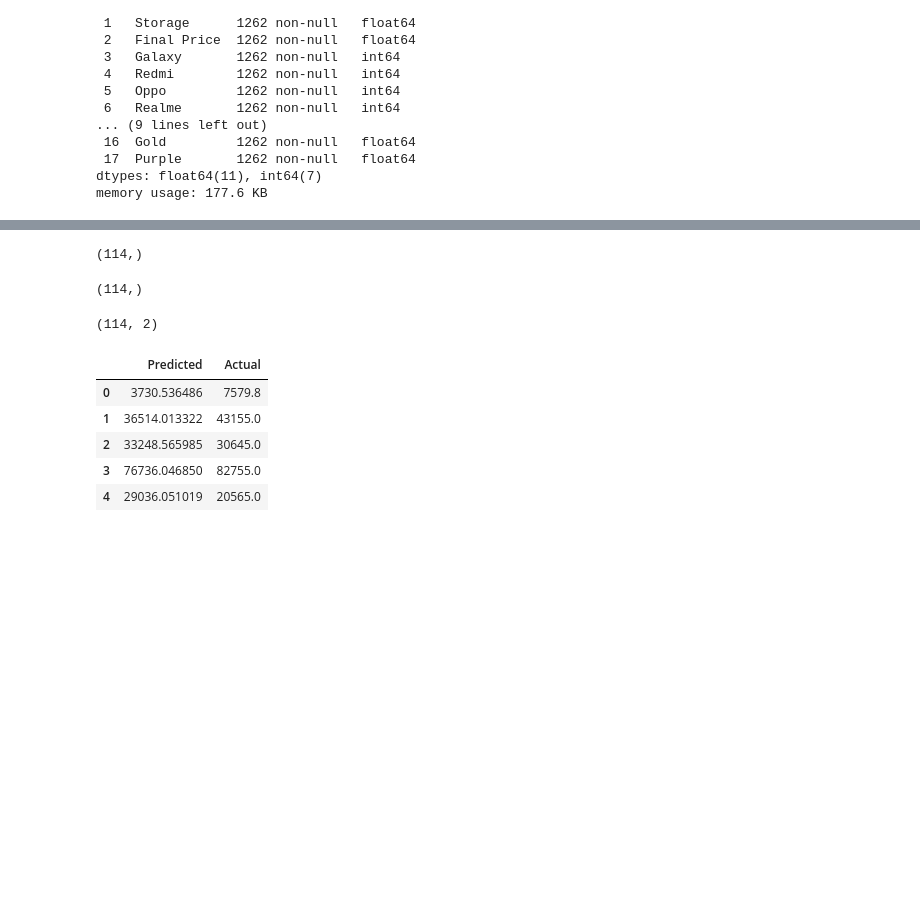
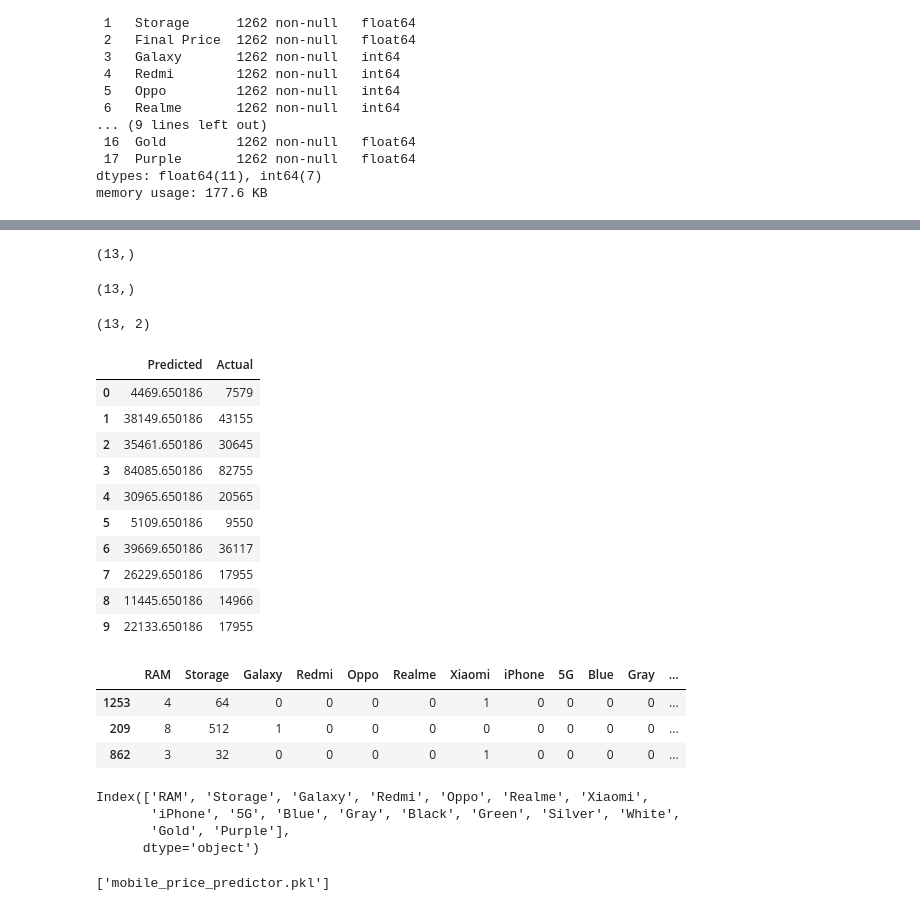
Before and after one commit to subhajit20/Learning-ML, a Jupyter notebook: Mobile Price Prediction/Mobile Price Predictor.ipynb, the cells around one changed output, grey strips where cells are left out. Drawn from its saved outputs; the diff is of its cells as text; code cells hidden in the pictures; blank space fills up the shorter version.

Commit message:
Generated pkl model

```diff
--- a/Mobile Price Prediction/Mobile Price Predictor.ipynb
+++ b/Mobile Price Prediction/Mobile Price Predictor.ipynb
@@ -538,0 +560,8 @@ from sklearn.decomposition import PCA
+# %%
+colors = ['Blue','Gray','Black','Green','Silver','White','Gold','Purple']
+for i in colors:
+    df[i] = df[i].astype('int64')
+df["RAM"] = df["RAM"].astype('int64')
+df["Storage"] = df["Storage"].astype('int64')
+df["Final Price"] = df["Final Price"].astype('int64')
+df.sample(5)
@@ -540,4 +576,4 @@ from sklearn.decomposition import PCA
 y = df["Final Price"]
 x = df.drop(columns=["Final Price"])
 
-X_train,X_test,Y_train,Y_test = train_test_split(x,y, test_size=0.09, random_state=40)
+X_train,X_test,Y_train,Y_test = train_test_split(x,y, test_size=0.01, random_state=40)
@@ -548,9 +580,11 @@ X_test_scaled = scaler.fit_transform(X_test)
 # %%
-# pca = PCA(n_components=14)
+pipeline = Pipeline(
+    [
+        ('minmaxscaler', StandardScaler()),
+        ('model', LinearRegression())
+    ]
+)
 
-# X_train_pca = pca.fit_transform(X_train_scaled)
-# X_test_pca = pca.fit_transform(X_test_scaled)
-
-model = SGDRegressor()
-model.fit(X_train_scaled,Y_train)
+# model = LinearRegression()
+pipeline.fit(X_train,Y_train)
 # %% [output]
@@ -558,5 +593,5 @@ SGDRegressor()
 # %%
-y_pred = model.predict(X_test_scaled)
+y_pred = pipeline.predict(X_test)
 # %%
 r2_score(Y_test,y_pred)
 # %% [output]
@@ -658,11 +638,11 @@ s = pd.DataFrame(X_test_scaled,columns=x.columns)
 # %%
 y_pred.shape
 # %% [output]
-(114,)
+(13,)
 # %%
 Y_test.shape
 # %% [output]
-(114,)
+(13,)
 # %%
 predicted = pd.DataFrame(y_pred,columns=["Predicted"])
 # %%
@@ -673,13 +653,32 @@ predicted["Actual"] = Y_test
 # %%
 predicted.shape
 # %% [output]
-(114, 2)
+(13, 2)
 # %%
-predicted.head()
+predicted.head(10)
 # %% [output]
 |  | Predicted | Actual |
-| 0 | 3730.536486 | 7579.8 |
-| 1 | 36514.013322 | 43155.0 |
-| 2 | 33248.565985 | 30645.0 |
-| 3 | 76736.046850 | 82755.0 |
-| 4 | 29036.051019 | 20565.0 |
+| 0 | 4469.650186 | 7579 |
+| 1 | 38149.650186 | 43155 |
+| 2 | 35461.650186 | 30645 |
+| 3 | 84085.650186 | 82755 |
+| 4 | 30965.650186 | 20565 |
+| 5 | 5109.650186 | 9550 |
+| 6 | 39669.650186 | 36117 |
+| 7 | 26229.650186 | 17955 |
+| 8 | 11445.650186 | 14966 |
+| 9 | 22133.650186 | 17955 |
+# %%
+x.sample(3)
+# %% [output]
+|  | RAM | Storage | Galaxy | Redmi | Oppo | Realme | Xiaomi | iPhone | 5G | Blue | Gray | ... |
+| 1253 | 4 | 64 | 0 | 0 | 0 | 0 | 1 | 0 | 0 | 0 | 0 | ... |
+| 209 | 8 | 512 | 1 | 0 | 0 | 0 | 0 | 0 | 0 | 0 | 0 | ... |
+| 862 | 3 | 32 | 0 | 0 | 0 | 0 | 1 | 0 | 0 | 0 | 0 | ... |
+# %%
+x.columns
+# %% [output]
+Index(['RAM', 'Storage', 'Galaxy', 'Redmi', 'Oppo', 'Realme', 'Xiaomi',
+       'iPhone', '5G', 'Blue', 'Gray', 'Black', 'Green', 'Silver', 'White',
+       'Gold', 'Purple'],
+      dtype='object')
@@ -685,0 +687,4 @@ predicted.head()
+# %%
+dump(pipeline, 'mobile_price_predictor.pkl')
+# %% [output]
+['mobile_price_predictor.pkl']
```
Also changed, not shown: parts of 34 cells of this notebook, 2 other files.
